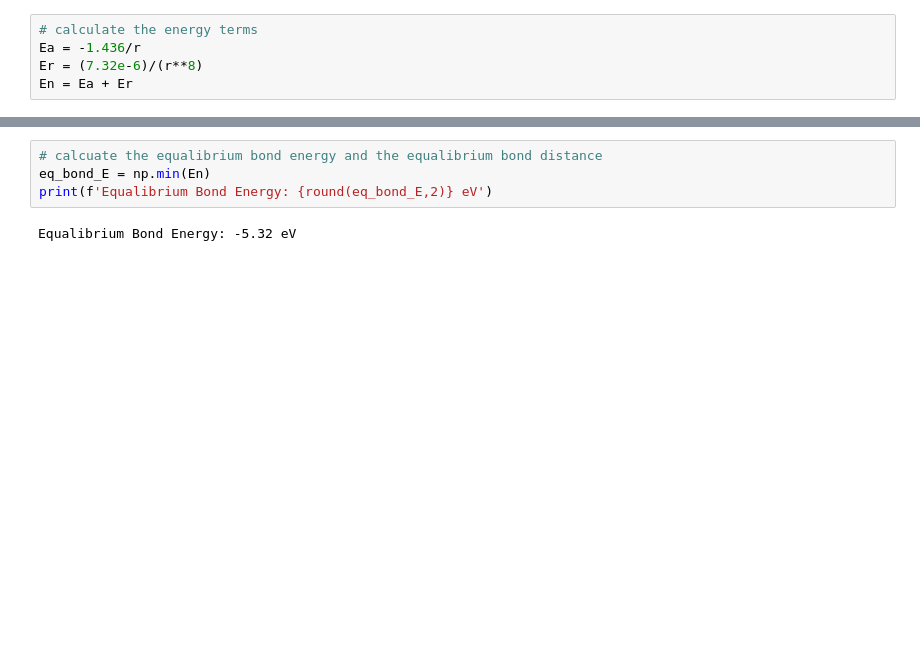
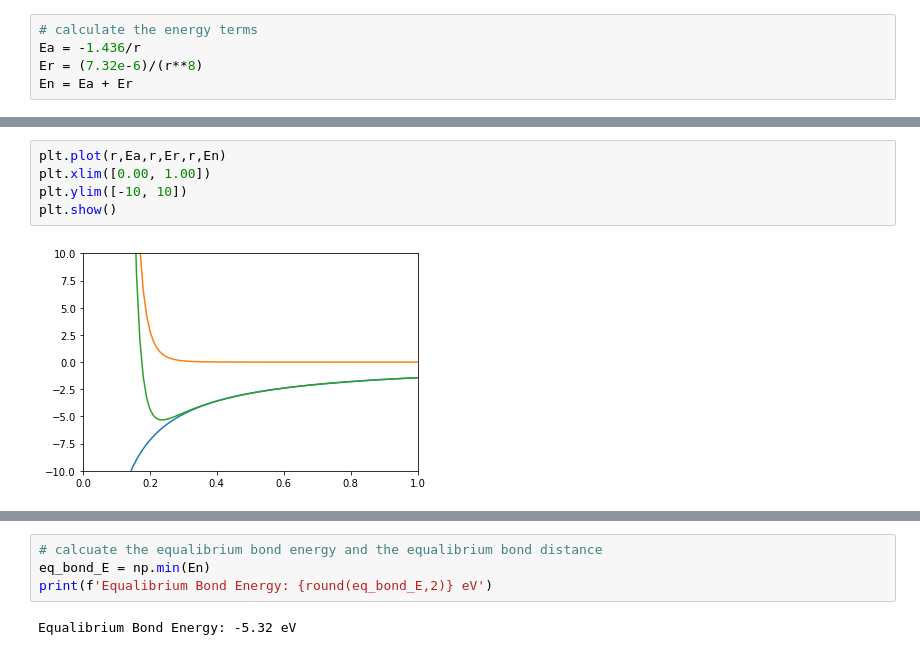
Before and after one commit to ProfessorKazarinoff/Engineering-Materials-Programming, a Jupyter notebook: _sources/02-Atomic-Structure-and-Bonding/bond-energy-vs-distance.ipynb, the cells around one changed output, grey strips where cells are left out. Cells and saved outputs as stored; diff of their text form; blank space fills up the shorter version.

```diff
--- a/_sources/02-Atomic-Structure-and-Bonding/bond-energy-vs-distance.ipynb
+++ b/_sources/02-Atomic-Structure-and-Bonding/bond-energy-vs-distance.ipynb
@@ -16,0 +94,7 @@ En = Ea + Er
+# %%
+plt.plot(r,Ea,r,Er,r,En)
+plt.xlim([0.00, 1.00])
+plt.ylim([-10, 10])
+plt.show()
+# %% [output]
+[figure, added]
```
Also changed, not shown: parts of 36 cells of this notebook, 49 other files.
